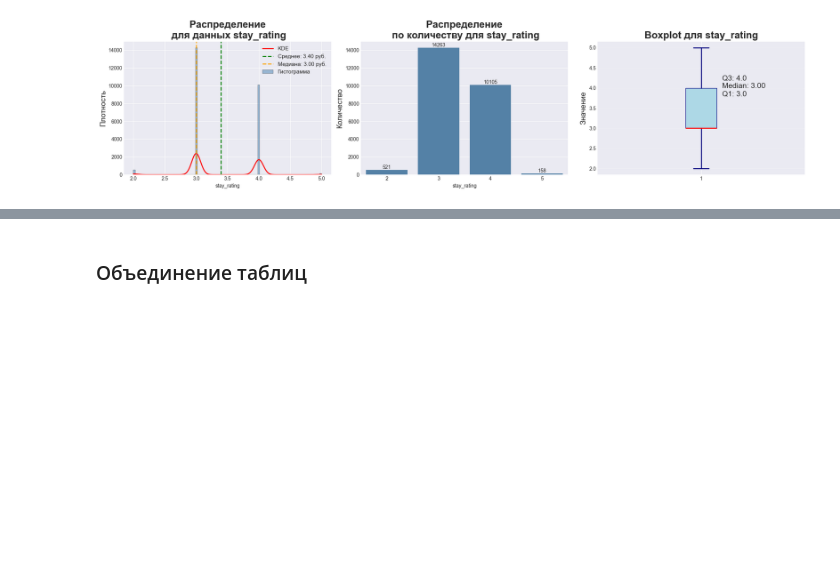
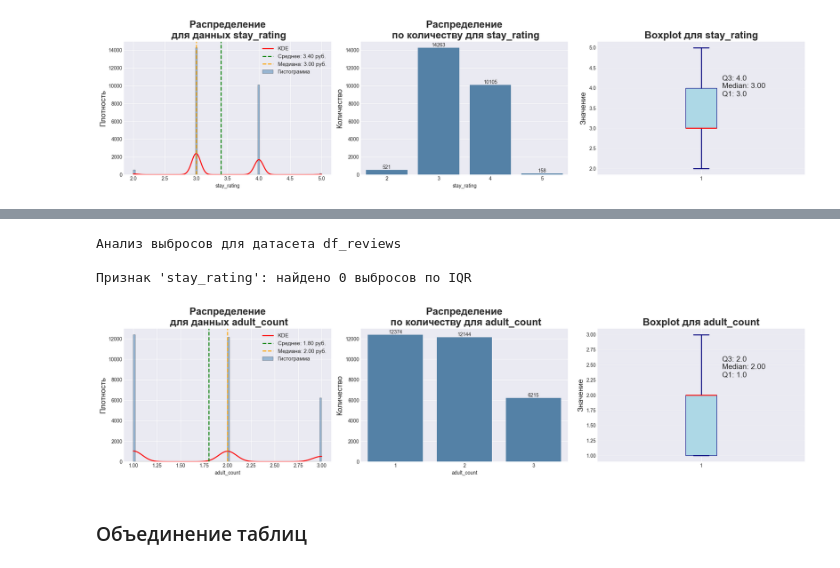
Before and after one commit to MEYakunin/Sprint17_Booking_Cancellation_Predict, a Jupyter notebook: Sprint17_Booking_Cancellation_Predict.ipynb, the cells around one changed output, grey strips where cells are left out. Cells and saved outputs as stored; diff of their text form; code cells hidden in the pictures; blank space fills up the shorter version.

Commit message:
Sprint17_Booking_Cancellation_Predict - Полностью оформил анализ выбросов и произвел очистку от выбросов для df_bookings_drop_dupl['adult_count']

```diff
--- a/Sprint17_Booking_Cancellation_Predict.ipynb
+++ b/Sprint17_Booking_Cancellation_Predict.ipynb
@@ -316,6 +260,6 @@ Name: count, dtype: int64
 # %%
 # Функция вывода графика гистограммы
-def print_histplot(df, column, df_name, ax):
+def print_histplot(df, column, ax):
     """
     Строит гистограмму распределения значений столбца с наложенной KDE-кривой,
     а также добавляет вертикальные линии для среднего и медианы с подписями.
@@ -338,11 +282,11 @@ def print_histplot(df, column, df_name, ax):
 
     # Подписываем оси и добавляем заголовок
     ax.set_ylabel('Плотность', fontsize=15)
-    ax.set_title(f'Распределение\n для данных {df_name}', fontsize=20, fontweight='bold')
+    ax.set_title(f'Распределение\n для данных {column}', fontsize=20, fontweight='bold')
     ax.legend(fontsize=11)
 # %%
 # Функция вывода графика ящик с усами
-def print_boxplot(df, column, df_name, ax):
+def print_boxplot(df, column, ax):
     """
     Строит boxplot («ящик с усами») для заданного столбца DataFrame
     """
@@ -355,7 +299,7 @@ def print_boxplot(df, column, df_name, ax):
         flierprops=dict(markerfacecolor='red', marker='o', markersize=6)
     )
 
-    ax.set_title(f'Boxplot для {df_name}', fontsize=20, fontweight='bold')
+    ax.set_title(f'Boxplot для {column}', fontsize=20, fontweight='bold')
     ax.set_ylabel('Значение', fontsize=15)
     ax.grid(True, alpha=0.3, axis='y')
 
@@ -373,7 +317,7 @@ def print_boxplot(df, column, df_name, ax):
     )
 # %%
 # Функция вывода графика распределения
-def print_countplot(df, column, df_name, ax):
+def print_countplot(df, column, ax):
     """
     Строит countplot для заданного столбца DataFrame
     """
@@ -383,7 +327,7 @@ def print_countplot(df, column, df_name, ax):
     # Распределение countplot
     sns.countplot(data=df, x=column, color='steelblue', ax=ax)
 
-    ax.set_title(f'Распределение\n по количеству для {df_name}', fontsize=20, fontweight='bold')
+    ax.set_title(f'Распределение\n по количеству для {column}', fontsize=20, fontweight='bold')
     ax.set_ylabel('Количество', fontsize=15)
 
     # Добавляем значения над столбцами
@@ -427,3 +400,28 @@ plt.show()
+# %%
+# Определяем количество выбросов для датасета df_reviews
+print('Анализ выбросов для датасета df_reviews\n')
+for col in numeric_cols_reviews:
+    outliers = mark_iqr_outliers(df_reviews_drop_dupl[col])
+    print(f"Признак '{col}': найдено {outliers.sum()} выбросов по IQR")
+# %% [output]
+Анализ выбросов для датасета df_reviews
+
+Признак 'stay_rating': найдено 0 выбросов по IQR
+# %%
+# Исправляем выбросы
+mask = df_bookings_drop_dupl['adult_count'] >= 100
+df_bookings_drop_dupl['adult_count'] = df_bookings_drop_dupl['adult_count'].where(~mask, df_bookings_drop_dupl['adult_count'] // 100)
+# %%
+# Выводим графики
+_, axes = plt.subplots(1, 3, figsize=(20, 5))
+print_histplot(df_bookings_drop_dupl, 'adult_count', axes[0])
+print_countplot(df_bookings_drop_dupl, 'adult_count', axes[1])
+print_boxplot(df_bookings_drop_dupl, 'adult_count', axes[2])
+
+plt.tight_layout()
+plt.show()
+# %% [output]
+[figure, added]
 # %% [markdown]
 ### Объединение таблиц
 # %% [markdown]
```
Also changed, not shown: parts of 9 cells of this notebook, 1 other file.
